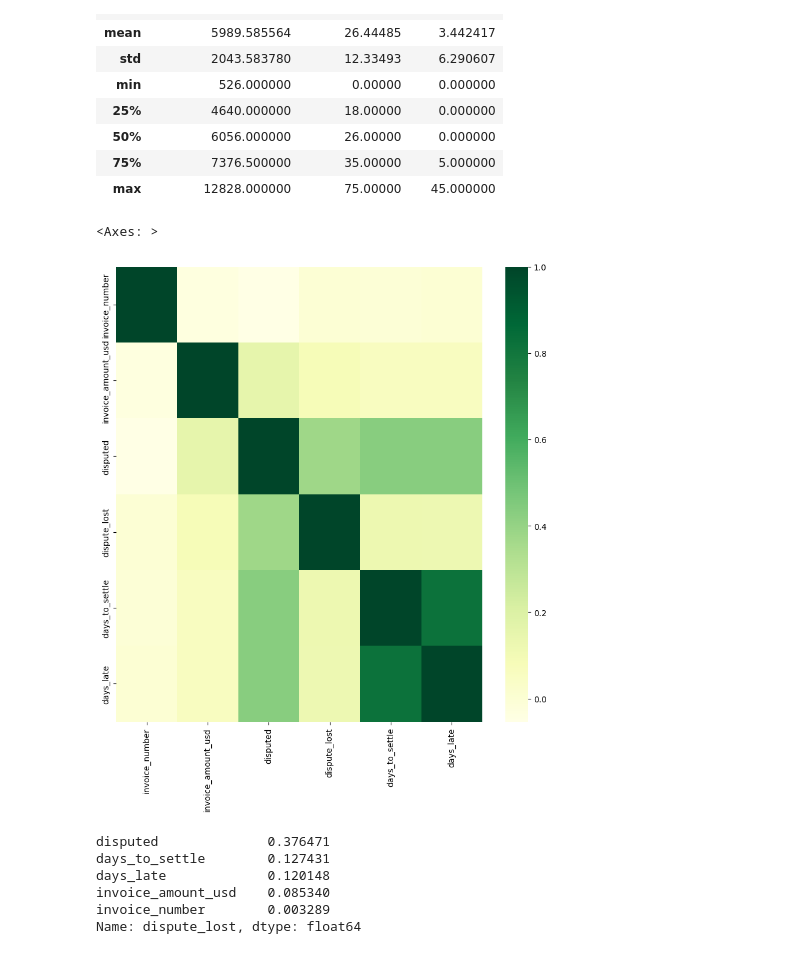
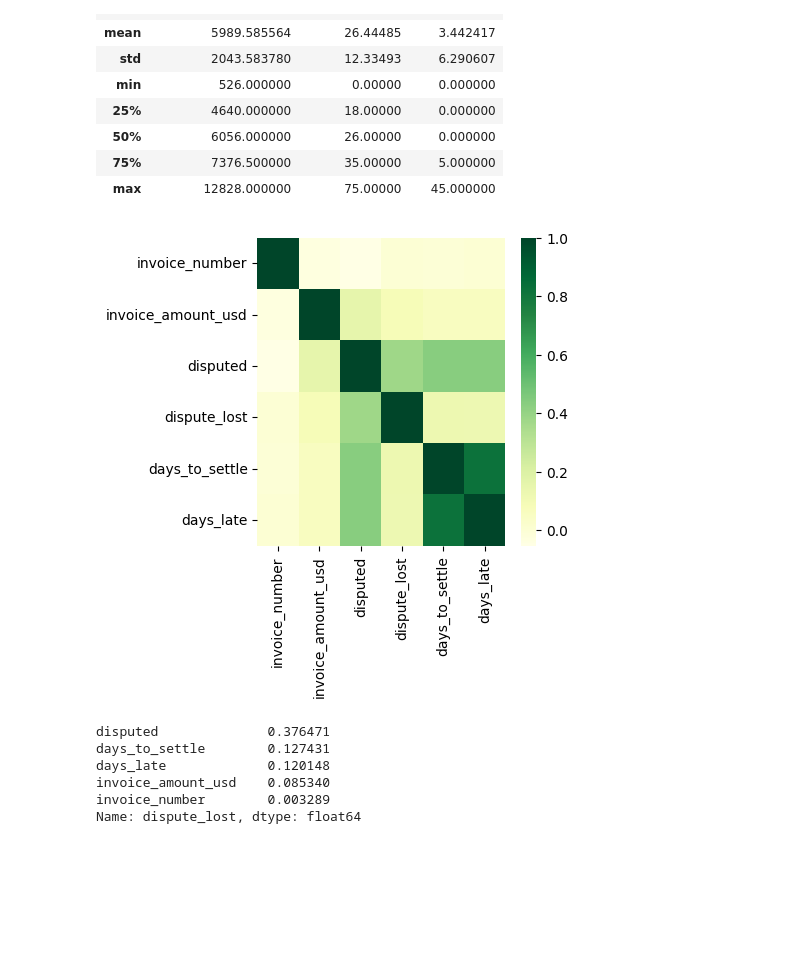
Before and after one commit to ebernardino01/DataAnalystPortfolio, a Jupyter notebook: Yellevate/Yellevate_Data_Analysis.ipynb, the cells around one changed output. Drawn from its saved outputs; the diff is of its cells as text; code cells hidden in the pictures; blank space fills up the shorter version.

Commit message:
Updated visuals

```diff
--- a/Yellevate/Yellevate_Data_Analysis.ipynb
+++ b/Yellevate/Yellevate_Data_Analysis.ipynb
@@ -115,11 +115,11 @@ df[['invoice_amount_usd', 'days_to_settle', 'days_late']].describe()
 | max | 12828.000000 | 75.00000 | 45.000000 |
 # %%
 # Correlation heat map of the features
-plt.figure(figsize = (10, 10))
-cormat = df[df.columns.to_list()].corr()
+plt.figure(figsize = (4, 4))
+cormat = df[df.columns.to_list()].corr(numeric_only = True)
 sns.heatmap(cormat, cmap='YlGn')
+plt.show()
 # %% [output]
-<Axes: >
-[figure, old version]
+[figure, new version]
 # %%
 # Print the most correlated features to the target variable and sort
```
Also changed, not shown: parts of 5 cells of this notebook.
